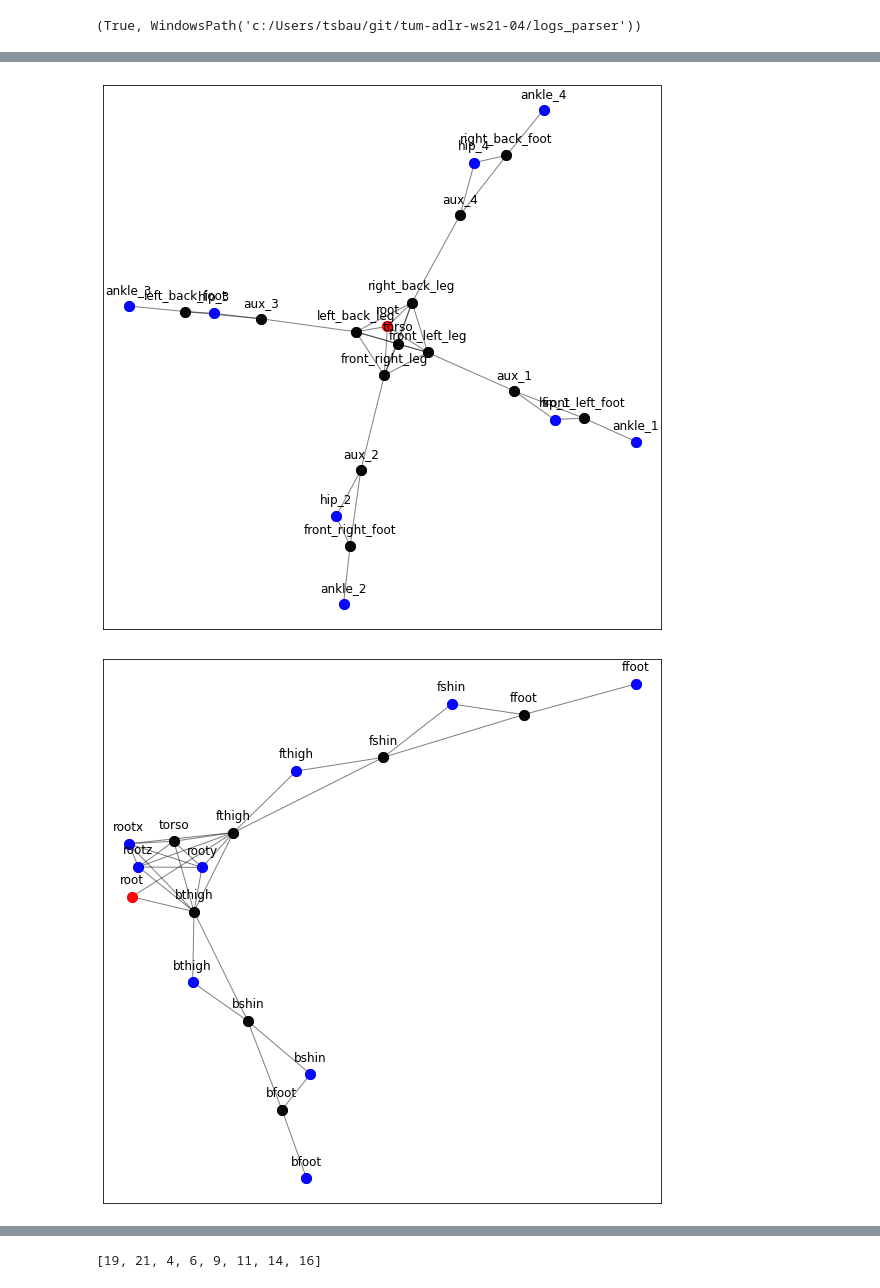
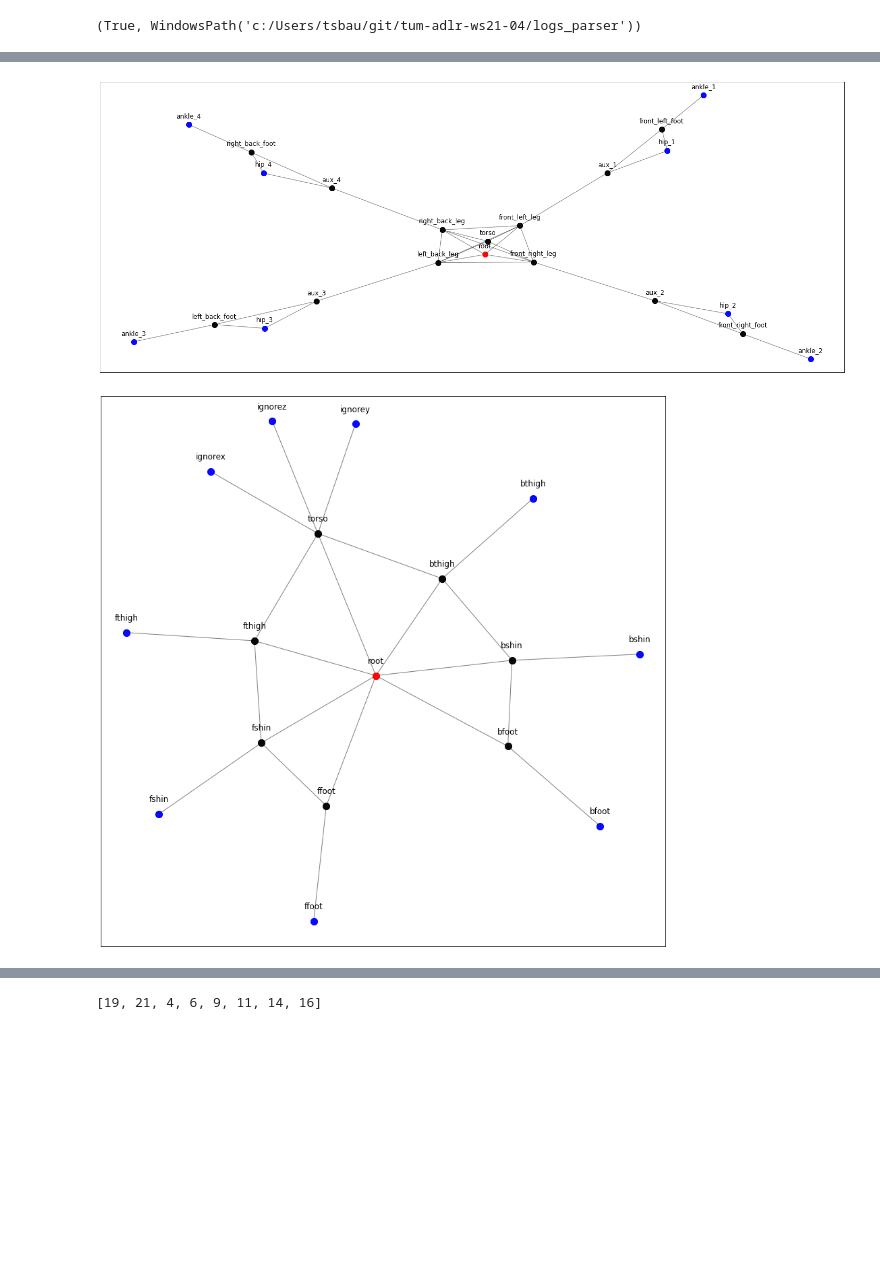
Before and after one commit to HannesStark/gnn-reinforcement-learning, a Jupyter notebook: playground/graph_visualization/robot_graph_visualization.ipynb, the cells around one changed output, grey strips where cells are left out. Drawn from its saved outputs; the diff is of its cells as text; code cells hidden in the pictures; blank space fills up the shorter version.

```diff
--- a/playground/graph_visualization/robot_graph_visualization.ipynb
+++ b/playground/graph_visualization/robot_graph_visualization.ipynb
@@ -35,10 +30,15 @@ edge_colors = {
     6:"blue", # joint-body
 }
 
-def visualize_task_graph(task_name:str, figsize=(10, 10)):
-    with open(str(graph_logs_dir / f"{task_name}.json")) as json_file:
-        task_log = json.load(json_file)
+def visualize_task_graph(task_name:str,
+                         figsize=(10, 10),
+                         use_sibling_relations: bool = True,
+                         root_relation_option: RootRelationOption = RootRelationOption.BODY):
+    fig = plt.figure(figsize=figsize)
 
+    task_log = parse_mujoco_graph(task_name=task_name,
+        use_sibling_relations=use_sibling_relations,
+        root_relation_option=root_relation_option)
 
     node_colors = {
         "red": task_log["node_type_dict"]["root"],
@@ -51,15 +51,12 @@ def visualize_task_graph(task_name:str, figsize=(10, 10)):
 
     # Generate graph structure
     G = nx.Graph()
-
     for i in range(task_log["num_nodes"]):
         G.add_node(i)
         for j in range(i, task_log["num_nodes"]):
             if task_log["relation_matrix"][i][j] != 0:
                 G.add_edge(i, j)
 
-    # plot the graph
-    plt.figure(figsize=figsize)
     pos = nx.spring_layout(G)#, pos={0: np.array([ 0, 0])})
 
     options = {"node_size": 100, "alpha": 0.8}
@@ -74,8 +71,6 @@ def visualize_task_graph(task_name:str, figsize=(10, 10)):
         pos[p][1] += 0.055
     nx.draw_networkx_labels(G, pos, node_names, font_size=12)
 
-    #plt.axis("off")
     plt.show()
-
     return task_log
 # %%
@@ -85,8 +78,14 @@ ant_log = visualize_task_graph("AntS-v1")
 # %%
-ant_bullet_log = visualize_task_graph("AntBulletEnv-v0")
+ant_bullet_log = visualize_task_graph("AntBulletEnv-v0",
+                                        figsize=(25,10),
+                                        use_sibling_relations = True,
+                                        root_relation_option = RootRelationOption.NONE)
 # %% [output]
-[figure, old version]
+[figure, new version]
 # %%
-HalfCheetah_log = visualize_task_graph("HalfCheetah-v1")
+HalfCheetah_log = visualize_task_graph("HalfCheetah-v1",
+                                        figsize=(15,15),
+                                        use_sibling_relations = False,
+                                        root_relation_option = RootRelationOption.BODY)
 # %% [output]
-[figure, old version]
+[figure, new version]
```
Also changed, not shown: parts of 31 cells of this notebook, 5 other files.
